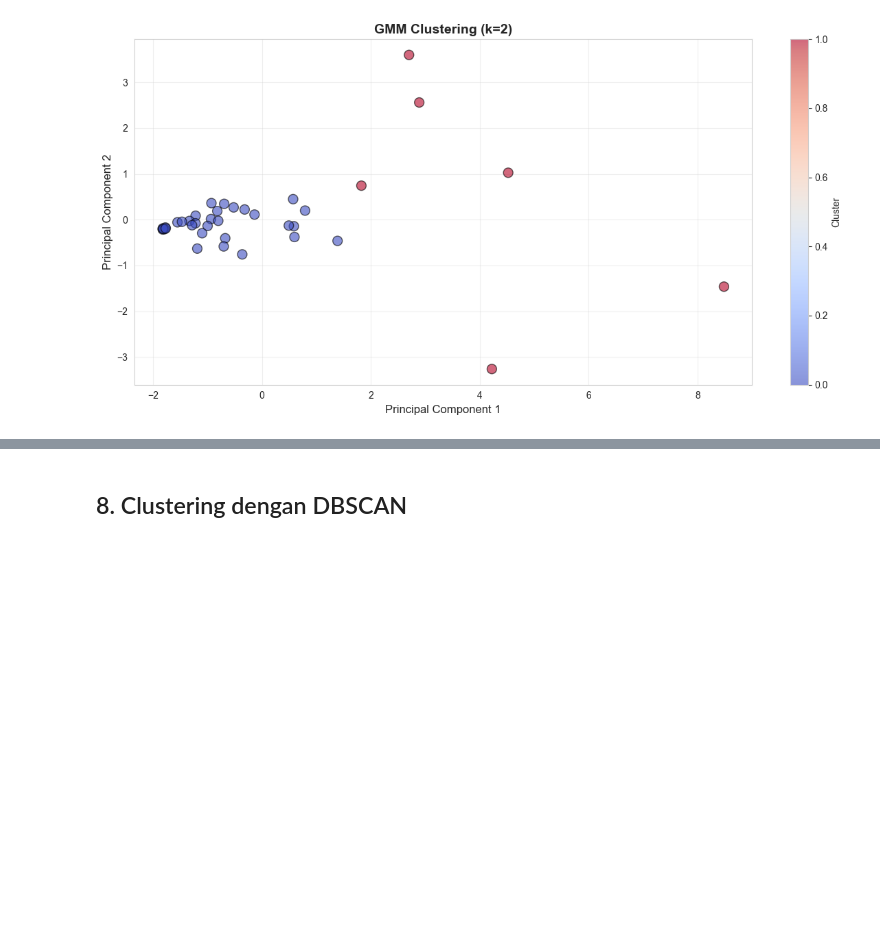
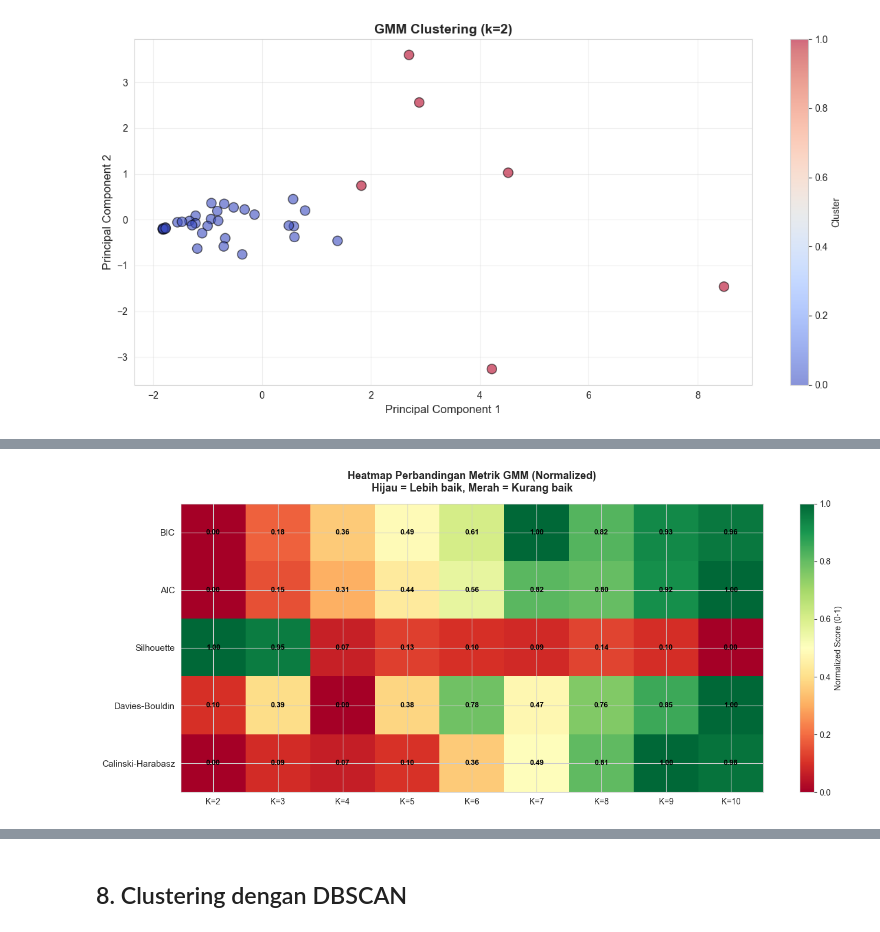
Before and after one commit to wildanjr19/5th-college, a Jupyter notebook: Pengantar Data Mining/Final Project/Final_Project.ipynb, the cells around one changed output, grey strips where cells are left out. Saved outputs shown, nothing was run; the diff lists cells and outputs as text; code cells hidden in the pictures; blank space fills up the shorter version.

```diff
--- a/Pengantar Data Mining/Final Project/Final_Project.ipynb
+++ b/Pengantar Data Mining/Final Project/Final_Project.ipynb
@@ -625,0 +822,37 @@ plt.show()
+# %%
+# Heatmap perbandingan metrik untuk semua K
+fig, ax = plt.subplots(figsize=(14, 6))
+
+# Normalisasi data untuk heatmap
+normalized_df = gmm_experiment_df.copy()
+for col in ['BIC', 'AIC', 'Davies-Bouldin']:
+    # Untuk metrik yang lebih rendah lebih baik, kita inverse normalisasi
+    normalized_df[col] = 1 - (normalized_df[col] - normalized_df[col].min()) / (normalized_df[col].max() - normalized_df[col].min())
+
+# Untuk Silhouette dan Calinski-Harabasz (lebih tinggi lebih baik), normalisasi biasa
+for col in ['Silhouette', 'Calinski-Harabasz']:
+    normalized_df[col] = (normalized_df[col] - normalized_df[col].min()) / (normalized_df[col].max() - normalized_df[col].min())
+
+# Buat heatmap
+metrics_for_heatmap = normalized_df[['BIC', 'AIC', 'Silhouette', 'Davies-Bouldin', 'Calinski-Harabasz']].T
+im = ax.imshow(metrics_for_heatmap, cmap='RdYlGn', aspect='auto')
+
+# Set ticks
+ax.set_xticks(range(len(gmm_results['K'])))
+ax.set_xticklabels([f'K={k}' for k in gmm_results['K']], fontsize=10)
+ax.set_yticks(range(5))
+ax.set_yticklabels(['BIC', 'AIC', 'Silhouette', 'Davies-Bouldin', 'Calinski-Harabasz'], fontsize=11)
+
+# Tambahkan nilai di setiap cell
+for i in range(5):
+    for j in range(len(gmm_results['K'])):
+        text = ax.text(j, i, f'{metrics_for_heatmap.iloc[i, j]:.2f}',
+                      ha="center", va="center", color="black", fontsize=9, fontweight='bold')
+
+ax.set_title('Heatmap Perbandingan Metrik GMM (Normalized)\nHijau = Lebih baik, Merah = Kurang baik',
+             fontsize=13, fontweight='bold', pad=15)
+plt.colorbar(im, ax=ax, label='Normalized Score (0-1)')
+plt.tight_layout()
+plt.show()
+# %% [output]
+[figure, added]
```
Also changed, not shown: parts of 6 cells of this notebook.
